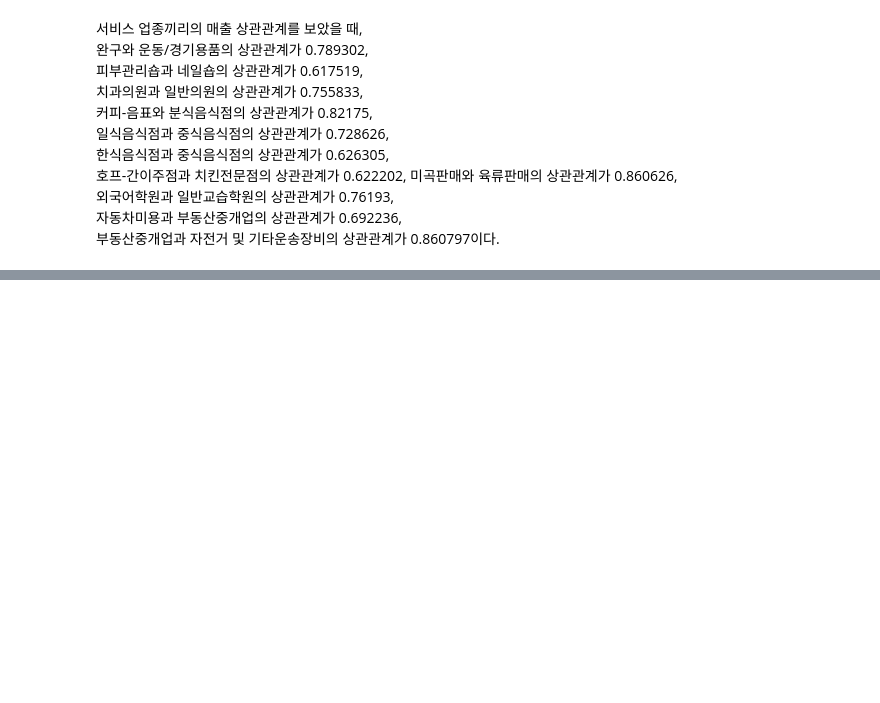
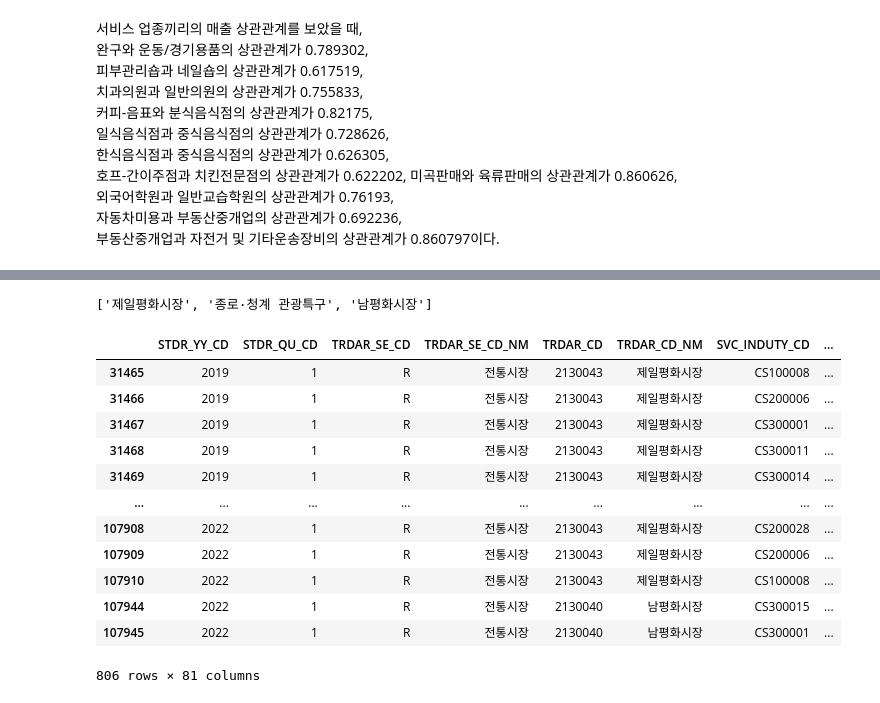
Before and after one commit to jisooyoon22/cw_data, a Jupyter notebook: 윤지수/상권분석_수정.ipynb, the cells around one changed output, grey strips where cells are left out. Drawn from its saved outputs; the diff is of its cells as text; code cells hidden in the pictures; blank space fills up the shorter version.

```diff
--- a/윤지수/상권분석_수정.ipynb
+++ b/윤지수/상권분석_수정.ipynb
@@ -914,3 +941,8 @@ THSMON_SELNG_AMT자전거 및 기타운송장비                           NaN
 부동산중개업과 자전거 및 기타운송장비의 상관관계가 0.860797이다.
 # %%
 ### 상권 생활인구 데이터에서 상권_코드_명과 상권 매출 데이터에서 상권_코드_명이 일치하는 지 확인
+pop_unique = pop['상권_코드_명'].unique().tolist()
+data_unique = data['TRDAR_CD_NM'].unique().tolist()
+
+not_in_data = [item for item in pop_unique if item not in data_unique]
+not_in_data
@@ -916,0 +969,21 @@ THSMON_SELNG_AMT자전거 및 기타운송장비                           NaN
+# %%
+not_in_pop = [item for item in data_unique if item not in pop_unique]
+not_in_pop
+# %% [output]
+['제일평화시장', '종로·청계 관광특구', '남평화시장']
+# %%
+data[data['TRDAR_CD_NM'].isin(not_in_pop)]
+# %% [output]
+|  | STDR_YY_CD | STDR_QU_CD | TRDAR_SE_CD | TRDAR_SE_CD_NM | TRDAR_CD | TRDAR_CD_NM | SVC_INDUTY_CD | ... |
+| 31465 | 2019 | 1 | R | 전통시장 | 2130043 | 제일평화시장 | CS100008 | ... |
+| 31466 | 2019 | 1 | R | 전통시장 | 2130043 | 제일평화시장 | CS200006 | ... |
+| 31467 | 2019 | 1 | R | 전통시장 | 2130043 | 제일평화시장 | CS300001 | ... |
+| 31468 | 2019 | 1 | R | 전통시장 | 2130043 | 제일평화시장 | CS300011 | ... |
+| 31469 | 2019 | 1 | R | 전통시장 | 2130043 | 제일평화시장 | CS300014 | ... |
+| ... | ... | ... | ... | ... | ... | ... | ... | ... |
+| 107908 | 2022 | 1 | R | 전통시장 | 2130043 | 제일평화시장 | CS200028 | ... |
+| 107909 | 2022 | 1 | R | 전통시장 | 2130043 | 제일평화시장 | CS200006 | ... |
+| 107910 | 2022 | 1 | R | 전통시장 | 2130043 | 제일평화시장 | CS100008 | ... |
+| 107944 | 2022 | 1 | R | 전통시장 | 2130040 | 남평화시장 | CS300015 | ... |
+| 107945 | 2022 | 1 | R | 전통시장 | 2130040 | 남평화시장 | CS300001 | ... |
+806 rows × 81 columns
```
Also changed, not shown: parts of 26 cells of this notebook, 1 other file.
